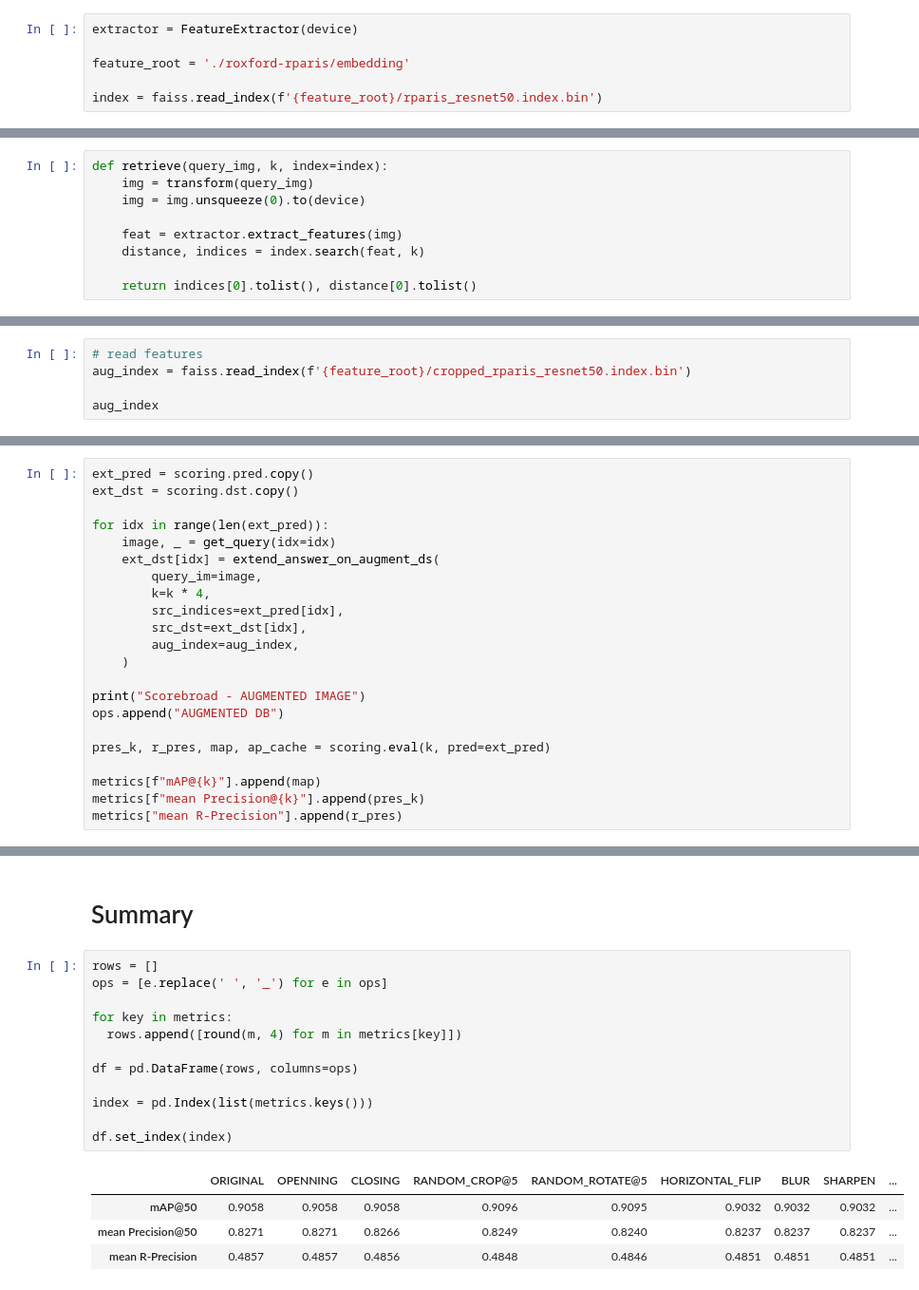
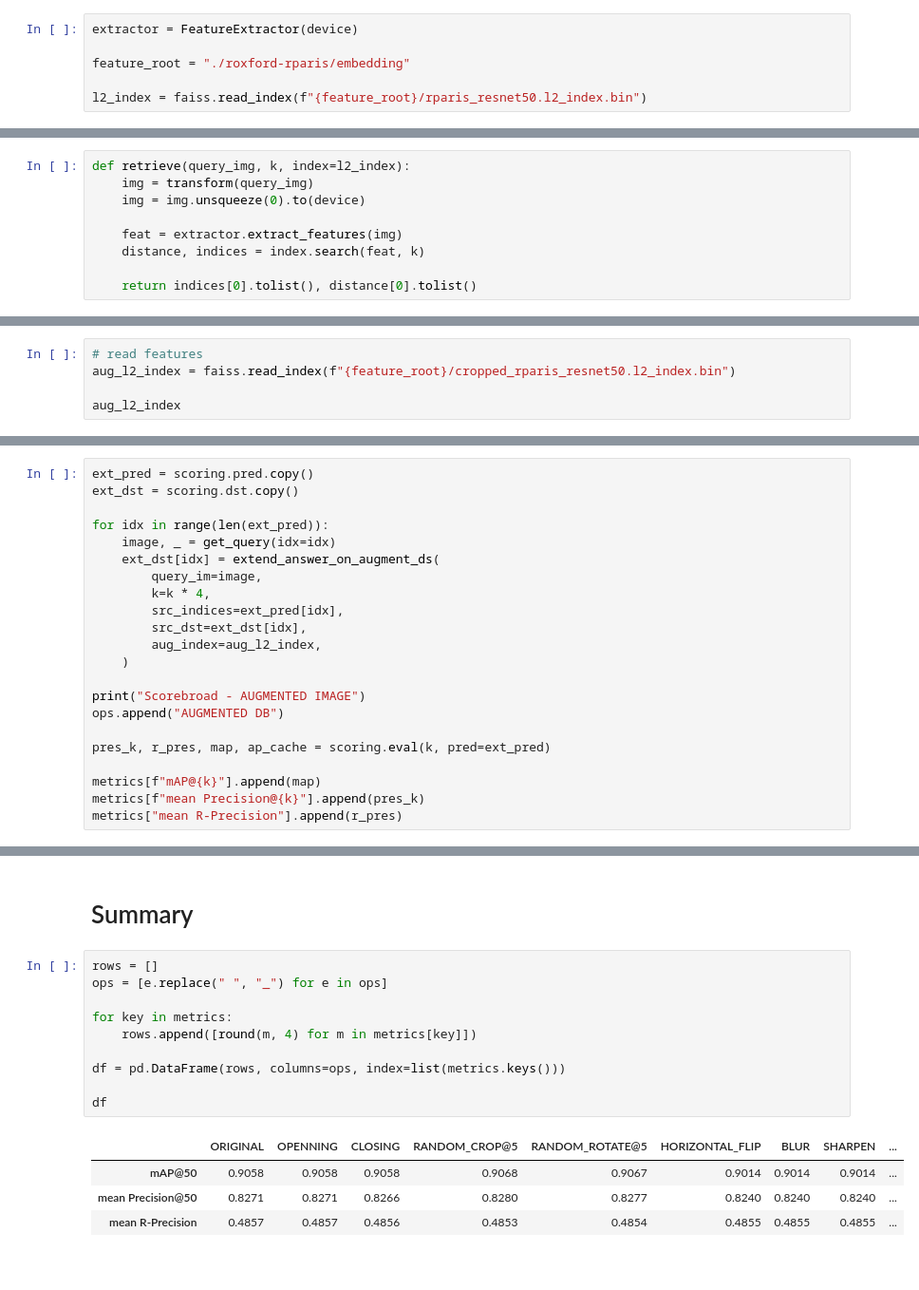
Before and after one commit to letranbaoloi/CS406-Image-Processing-Applications, a Jupyter notebook: rparis_Resnet50_v2.ipynb, the cells around one changed output, grey strips where cells are left out. Shown: that part at 95% size. Saved outputs shown, nothing was run; the diff lists cells and outputs as text.

```diff
--- a/rparis_Resnet50_v2.ipynb
+++ b/rparis_Resnet50_v2.ipynb
@@ -205,7 +208,7 @@ class FeatureExtractor(torch.nn.Module):
 # %%
 extractor = FeatureExtractor(device)
 
-feature_root = './roxford-rparis/embedding'
+feature_root = "./roxford-rparis/embedding"
 
-index = faiss.read_index(f'{feature_root}/rparis_resnet50.index.bin')
+l2_index = faiss.read_index(f"{feature_root}/rparis_resnet50.l2_index.bin")
 # %%
@@ -220,5 +228,5 @@ index = faiss.read_index(f'{feature_root}/rparis_resnet50.index.bin')
 # %%
-def retrieve(query_img, k, index=index):
+def retrieve(query_img, k, index=l2_index):
     img = transform(query_img)
     img = img.unsqueeze(0).to(device)
 
@@ -238,8 +246,8 @@ len(par_cropped_ds), len(par_cropped_dl)
 (25288, 396)
 # %%
 # read features
-aug_index = faiss.read_index(f'{feature_root}/cropped_rparis_resnet50.index.bin')
+aug_l2_index = faiss.read_index(f"{feature_root}/cropped_rparis_resnet50.l2_index.bin")
 
-aug_index
+aug_l2_index
 # %% [output]
 <faiss.swigfaiss.IndexFlat; proxy of <Swig Object of type 'faiss::IndexFlat *' at 0x...> >
@@ -739,7 +749,7 @@ for idx in range(len(ext_pred)):
         k=k * 4,
         src_indices=ext_pred[idx],
         src_dst=ext_dst[idx],
-        aug_index=aug_index,
+        aug_index=aug_l2_index,
     )
 
 print("Scorebroad - AUGMENTED IMAGE")
@@ -775,21 +785,19 @@ mrr = compute_mrr(scoring.pred, agg_gnd)
 # Summary
 # %%
 rows = []
-ops = [e.replace(' ', '_') for e in ops]
+ops = [e.replace(" ", "_") for e in ops]
 
 for key in metrics:
-  rows.append([round(m, 4) for m in metrics[key]])
+    rows.append([round(m, 4) for m in metrics[key]])
 
-df = pd.DataFrame(rows, columns=ops)
+df = pd.DataFrame(rows, columns=ops, index=list(metrics.keys()))
 
-index = pd.Index(list(metrics.keys()))
-
-df.set_index(index)
+df
 # %% [output]
 |  | ORIGINAL | OPENNING | CLOSING | RANDOM_CROP@5 | RANDOM_ROTATE@5 | HORIZONTAL_FLIP | BLUR | SHARPEN | ... |
-| mAP@50 | 0.9058 | 0.9058 | 0.9058 | 0.9096 | 0.9095 | 0.9032 | 0.9032 | 0.9032 | ... |
-| mean Precision@50 | 0.8271 | 0.8271 | 0.8266 | 0.8249 | 0.8240 | 0.8237 | 0.8237 | 0.8237 | ... |
-| mean R-Precision | 0.4857 | 0.4857 | 0.4856 | 0.4848 | 0.4846 | 0.4851 | 0.4851 | 0.4851 | ... |
+| mAP@50 | 0.9058 | 0.9058 | 0.9058 | 0.9068 | 0.9067 | 0.9014 | 0.9014 | 0.9014 | ... |
+| mean Precision@50 | 0.8271 | 0.8271 | 0.8266 | 0.8280 | 0.8277 | 0.8240 | 0.8240 | 0.8240 | ... |
+| mean R-Precision | 0.4857 | 0.4857 | 0.4856 | 0.4853 | 0.4854 | 0.4855 | 0.4855 | 0.4855 | ... |
 # %%
 df = pd.DataFrame(
     [[src_rc, ext_rc], [src_rc_hard, ext_rc_hard], [mrr, ext_mrr], [hard_mrr, hard_ext_mrr]],
```
Also changed, not shown: parts of 17 cells of this notebook, 2 other files.
